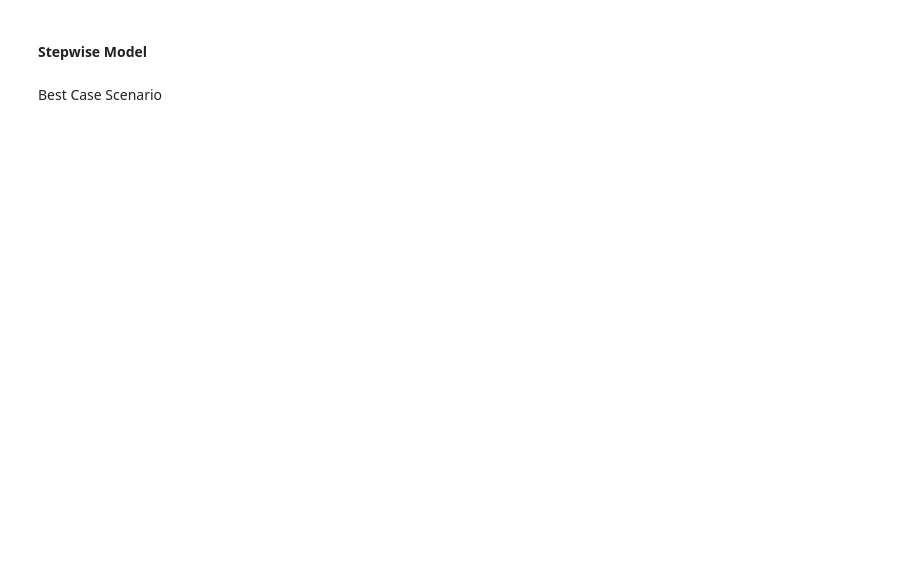
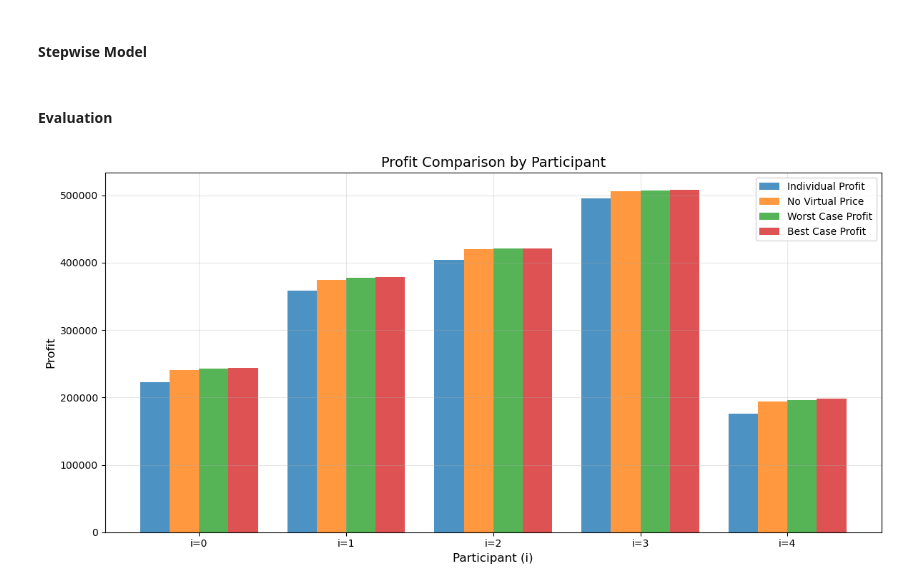
Before and after one commit to syeoyo/der, a Jupyter notebook: main0701.ipynb, the cells around one changed output. Drawn from its saved outputs; the diff is of its cells as text; code cells hidden in the pictures; blank space fills up the shorter version.

```diff
--- a/main0701.ipynb
+++ b/main0701.ipynb
@@ -114,40 +356,14 @@ print(RM[target_i, t, s])
 #### Stepwise Model
 # %%
 x_part, yp_part, ym_part, z_part, zc_part, zd_part, dp_part, dm_part, up_part, um_part, wp_part, wm_part, obj_part, RP_CLEARED, RM_CLEARED = stepwise_optimize_forall(I, T, S, R, K, K0, P_DA, P_RT, P_PN, RP, RM, BP, BM, total_demand_without, total_supply_without, M1)
-# %% [markdown]
-Best Case Scenario
-# %%
-def calculate_total_profit_best_case(x_part, yp_part, ym_part, dp_part, dm_part, RP_CLEARED, RM_CLEARED, P_DA, P_RT, P_PN, T, S, I):
-    BEST_CASE_PROFIT = np.zeros(I)
-
-    for target_i in range(I):
-        profit = 0
-        for t in range(T):
-            for s in range(S):
-                basic_profit = (x_part[target_i][t] * P_DA[t] +
-                              yp_part[target_i][t, s] * P_RT[t, s] -
-                              ym_part[target_i][t, s] * P_PN[t])
-
-                # dp_others = sum(dp_part[i][t, s] for i in range(I) if i != target_i)
-                # dm_others = sum(dm_part[i][t, s] for i in range(I) if i != target_i)
-
-                dp_others = sum(dp_extracted[target_i][j, t, s] for j in range(I-1))
-                dm_others = sum(dm_extracted[target_i][j, t, s] for j in range(I-1))
-
-                sold_internal = min(dp_part[target_i][t, s], dm_others)
-                sold_rt = max(0, dp_part[target_i][t, s] - dm_others)
-
-                bought_internal = min(dm_part[target_i][t, s], dp_others)
-                bought_penalty = max(0, dm_part[target_i][t, s] - dp_others)
-
-                internal_profit = (RP_CLEARED[target_i, t, s] * sold_internal +
-                                 P_RT[t, s] * sold_rt -
-                                 RM_CLEARED[target_i, t, s] * bought_internal -
-                                 P_PN[t] * bought_penalty)
-
-                profit += (basic_profit + internal_profit) / S
-
-        BEST_CASE_PROFIT[target_i] = profit
-
-    return BEST_CASE_PROFIT
+# %%
+BEST_CASE_PROFIT = calculate_total_profit_best_case(x_part, yp_part, ym_part, dp_part, dm_part, dp_extracted, dm_extracted, RP_CLEARED, RM_CLEARED, P_DA, P_RT, P_PN, T, S, I)
+WORST_CASE_PROFIT = calculate_total_profit_worst_case(x_part, yp_part, ym_part, dp_part, dm_part, dp_extracted, dm_extracted, RP_CLEARED, RM_CLEARED, P_DA, P_RT, P_PN, T, S, I)
+NO_VIRTUAL_PRICE_PROFIT = calculate_total_profit_no_virtual_price(x_part, yp_part, ym_part, dp_part, dm_part, RP_CLEARED, RM_CLEARED, P_DA, P_RT, P_PN, T, S, I)
+# %% [markdown]
+#### Evaluation
+# %%
+evaluate_and_visualize_profits(x_ind, yp_ind, ym_ind, P_DA, P_RT, P_PN, NO_VIRTUAL_PRICE_PROFIT, WORST_CASE_PROFIT, BEST_CASE_PROFIT, T, S, I)
+# %% [output]
+[figure, added]
 # %%
```
Also changed, not shown: parts of 25 cells of this notebook, 7 other files.
